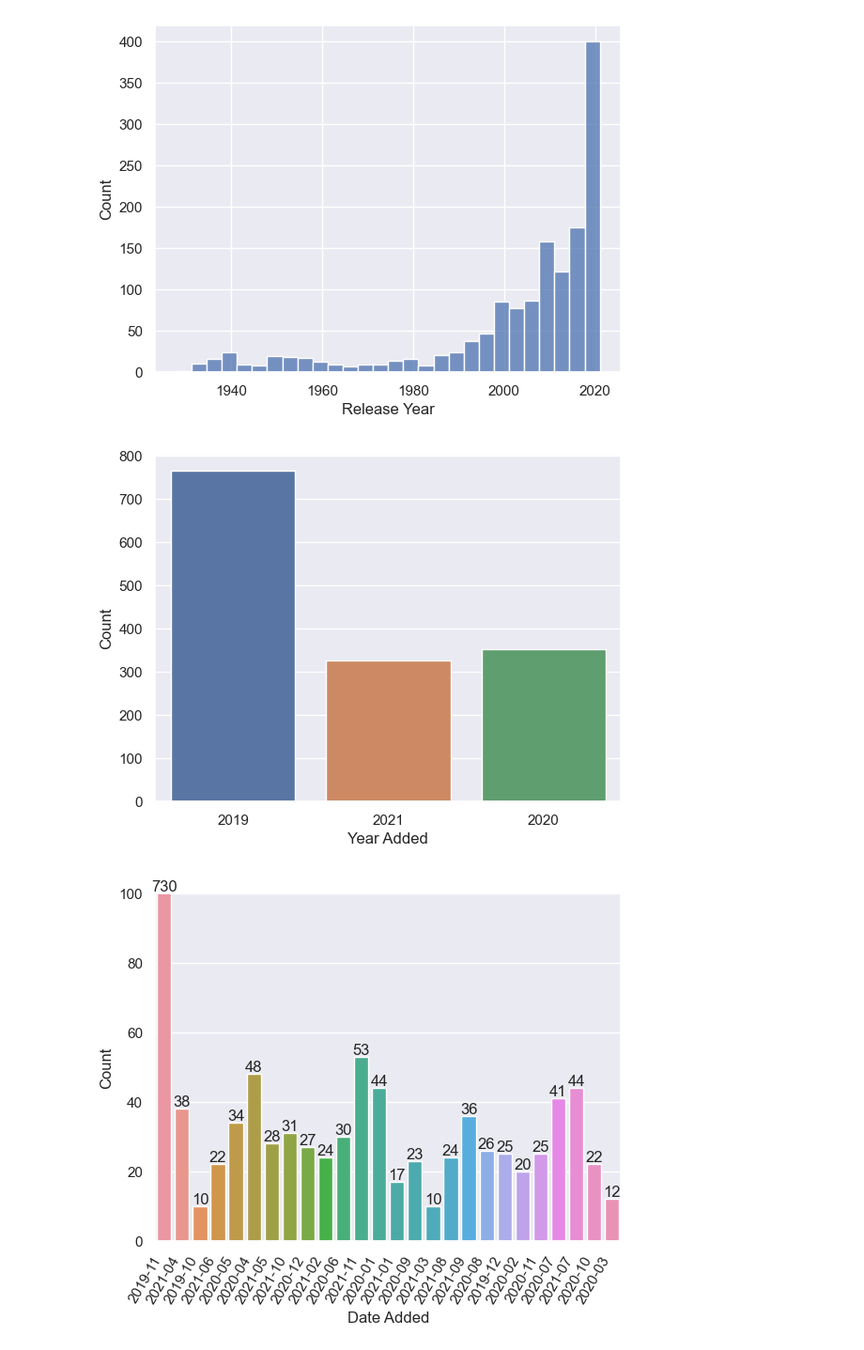
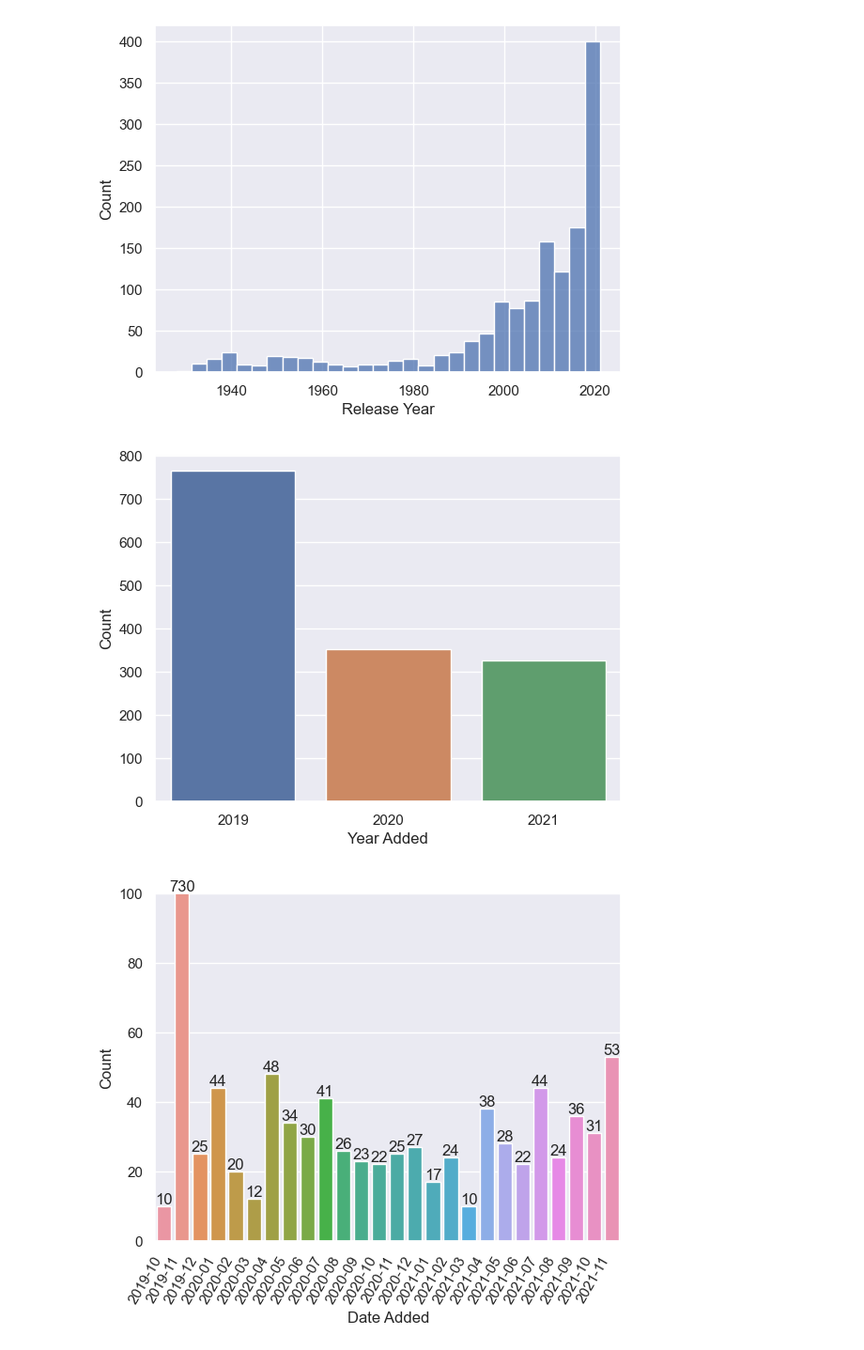
Before and after one commit to dvnatanael/data5006-data-analysis, a Jupyter notebook: Tiny_Data_Analysis_Disney+.ipynb, the cells around one changed output. Shown at 94% size. Drawn from its saved outputs; the diff is of its cells as text; code cells hidden in the pictures.

Commit message:
fix: sort by `date_added` before plotting

```diff
--- a/Tiny_Data_Analysis_Disney+.ipynb
+++ b/Tiny_Data_Analysis_Disney+.ipynb
@@ -169,31 +169,31 @@ _ = p.set_xlabel("Release Year")
 # %% [output]
 [figure]
 # %%
-data = cleaned_df.index.get_level_values("date_added").strftime("%Y-%m")
+data = cleaned_df.index.get_level_values("date_added").strftime("%Y-%m").sort_values()
 p = sns.countplot(x=data.str.extract("([0-9]+)").loc[:, 0])
 p.set_xlabel("Year Added")
 _ = p.set_ylabel("Count")
 # %% [output]
-[figure, old version]
+[figure, new version]
 # %%
 p: plt.Axes = sns.countplot(x=data)
 
 bar_container: BarContainer = p.containers[0]
 labels: list[Text] = p.bar_label(bar_container)
 
 p.set_ybound(lower=0, upper=100)
 # add a value label for the clipped bar
 p.text(
-    x=bar_container.patches[0].get_center()[0],
+    x=bar_container.patches[1].get_center()[0],
     y=100,
-    s=int(bar_container.datavalues[0]),
+    s=int(bar_container.datavalues[1]),
     fontsize=labels[0].get_fontsize(),
     ha="center",
     va="bottom",
 )
 p.set_xlabel("Date Added")
 p.set_ylabel("Count")
 
 _ = {rotate_label(label, rotation=60) for label in p.get_xticklabels()}
 # %% [output]
-[figure, old version]
+[figure, new version]
```
Also changed, not shown: parts of 2 cells of this notebook.
